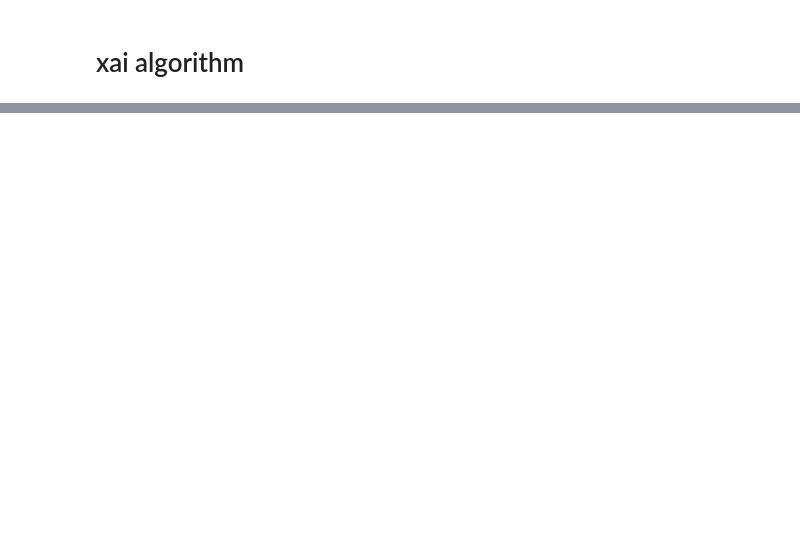
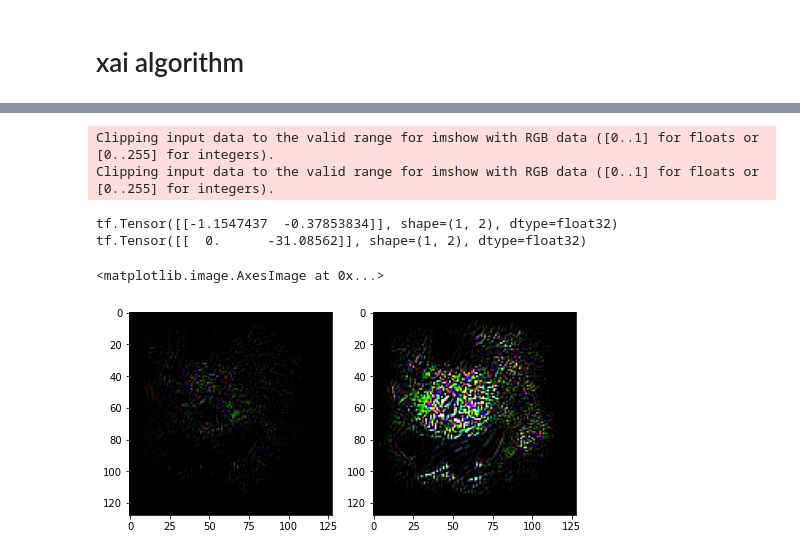
Before and after one commit to tomheit/xai_gan, a Jupyter notebook: xai_gan_cats_vs_dogs.ipynb, the cells around one changed output, grey strips where cells are left out. Cells and saved outputs as stored; diff of their text form; code cells hidden in the pictures; blank space fills up the shorter version.

```diff
--- a/xai_gan_cats_vs_dogs.ipynb
+++ b/xai_gan_cats_vs_dogs.ipynb
@@ -507,7 +492,7 @@ tf.Tensor([[-0.26802948]], shape=(1, 1), dtype=float32)
 # %%
 max_iter = 600
 max_change = 0.005     # maximum change per iteration and pixel
-min_alpha = 100000     # a high value may be necessary to escape a local maximum
+min_alpha = 10000000     # a high value may be necessary to escape a local maximum
 close_enough = False
 epsilon = 1e-16
 iter = 0
@@ -533,5 +518,6 @@ while not close_enough and iter < max_iter:
     new_index = tf.argmax(tf.squeeze(cnn_model(x_tfVar))).numpy()
     if ((new_index != index) and (discriminator(x_tfVar).numpy() > 0)): # done when the prediction has changed
         close_enough = True
-        print("done after ", iter, " steps")
+
+print("done after ", iter, " steps")
 # %% [output]
@@ -551,0 +548,28 @@ Text(0.5, 1.0, 'after xai alg')
+# %%
+# saliency maps
+x_orig_tfVar = tf.Variable(x_)
+with tf.GradientTape() as tape:
+    yFake = tf.math.log(cnn_model(x_tfVar))
+    print(yFake)
+gradFake = tape.gradient(yFake, x_tfVar)
+
+with tf.GradientTape() as tape:
+    yReal = tf.math.log(cnn_model(x_orig_tfVar))
+    print(yReal)
+gradReal = tape.gradient(yReal, x_orig_tfVar)
+
+#print(gradFake)
+#print(gradReal)
+
+_, ax = plt.subplots(1, 2, figsize = (8,4))
+ax[0].imshow(gradFake[0], cmap = 'bwr')
+ax[1].imshow(gradReal[0], cmap = 'bwr')
+#ax[2].imshow(x_tfVar[0])
+#ax[3].imshow(x_orig_tfVar[0])
+# %% [output]
+Clipping input data to the valid range for imshow with RGB data ([0..1] for floats or [0..255] for integers).
+Clipping input data to the valid range for imshow with RGB data ([0..1] for floats or [0..255] for integers).
+tf.Tensor([[-1.1547437  -0.37853834]], shape=(1, 2), dtype=float32)
+tf.Tensor([[  0.      -31.08562]], shape=(1, 2), dtype=float32)
+<matplotlib.image.AxesImage at 0x...>
+[figure, added]
```
Also changed, not shown: parts of 10 cells of this notebook, 8 other files.
